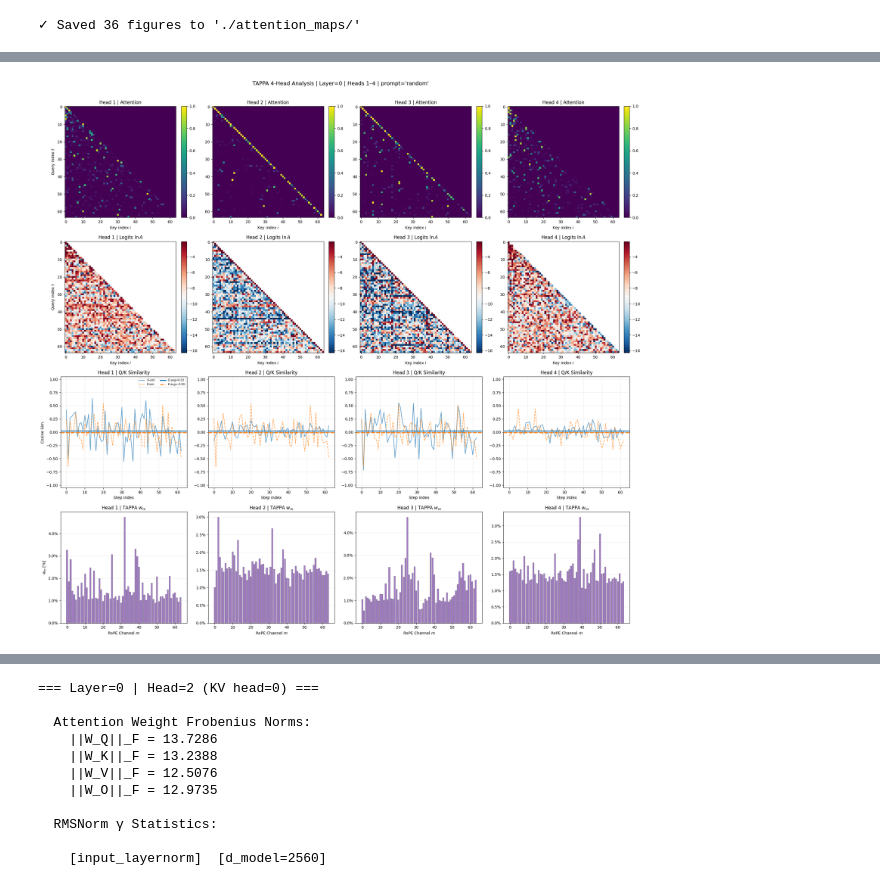
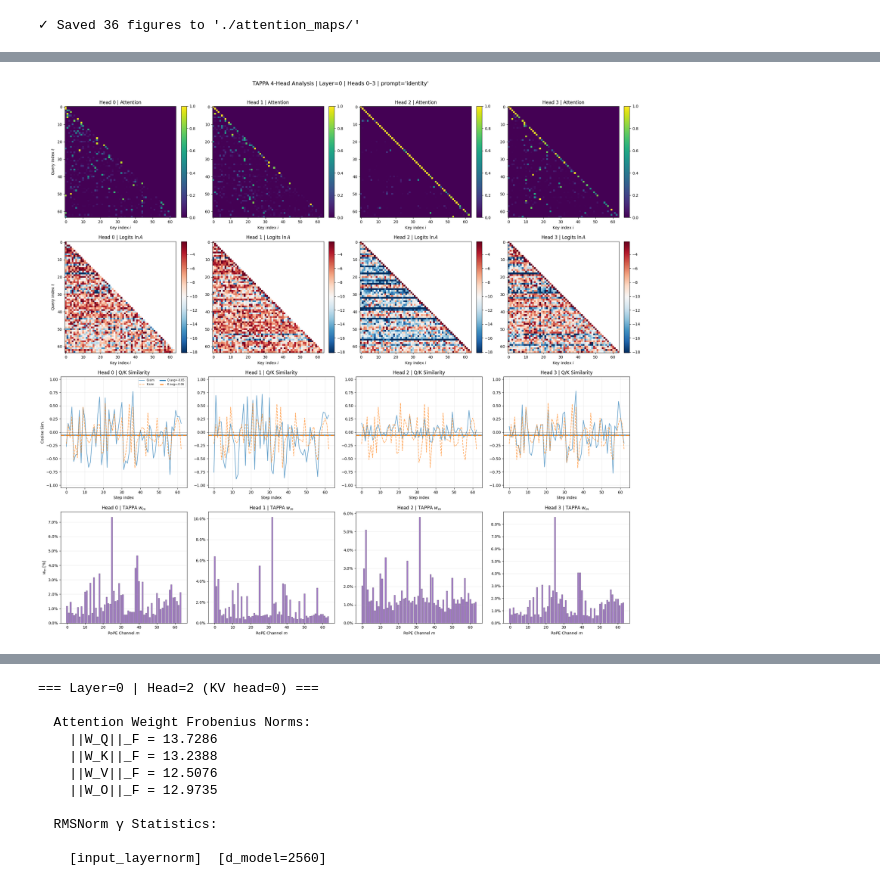
Before and after one commit to raffaeledagostino/sparse-attention-patterns, a Jupyter notebook: features_exploration.ipynb, the cells around one changed output, grey strips where cells are left out. Drawn from its saved outputs; the diff is of its cells as text; code cells hidden in the pictures.

Commit message:
identity vs prompt weights correlations studies

```diff
--- a/features_exploration.ipynb
+++ b/features_exploration.ipynb
@@ -887,33 +897,33 @@ def plot_four_heads_tappa(
         ax3.set_title(f"Head {head_idx} | TAPPA $w_m$")
         ax3.set_xlabel("RoPE Channel $m$")
         ax3.set_ylabel("$w_m$ [%]" if col == 0 else "")
         ax3.yaxis.set_major_formatter(plt.FuncFormatter(lambda y, _: f"{y:.1f}%"))
         ax3.grid(alpha=0.25, axis="y")
 
     plt.tight_layout()
     plt.show()
 
     return {
         "attention_matrices":  attn_matrices,
         "logit_matrices":      logit_matrices,
         "q_sims":              q_sims,
         "k_sims":              k_sims,
         "q_avg":               q_avg,
         "k_avg":               k_avg,
         "w_m_pcts":            w_m_pcts,
         "rope_cos":            rope_cos,
         # ── Aggiunte necessarie ──
         "q_proj_full":         q_proj_full,   # [t, num_heads, head_dim]
         "k_proj_full":         k_proj_full,   # [t, num_kv_heads, head_dim]
     }
 
 # Example usage:
 results = plot_four_heads_tappa(
     model=model,
     layer_idx=0,
-    first_head_idx=1,
+    first_head_idx=0,
     seq_len=64,
-    prompt_type="random",
+    prompt_type="identity",
 )
 # %% [output]
-[figure, old version]
+[figure, new version]
```
Also changed, not shown: parts of 17 cells of this notebook.
